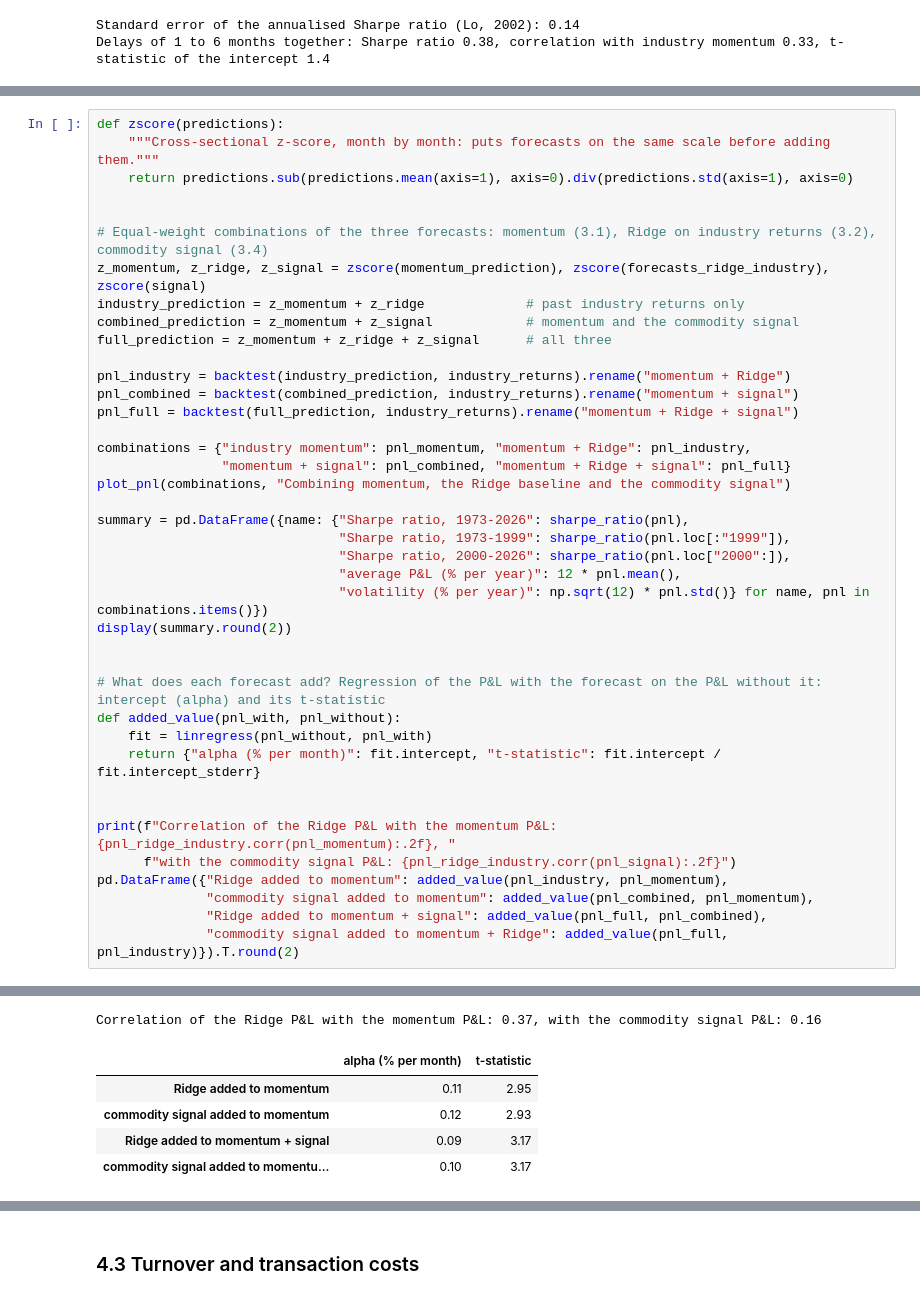
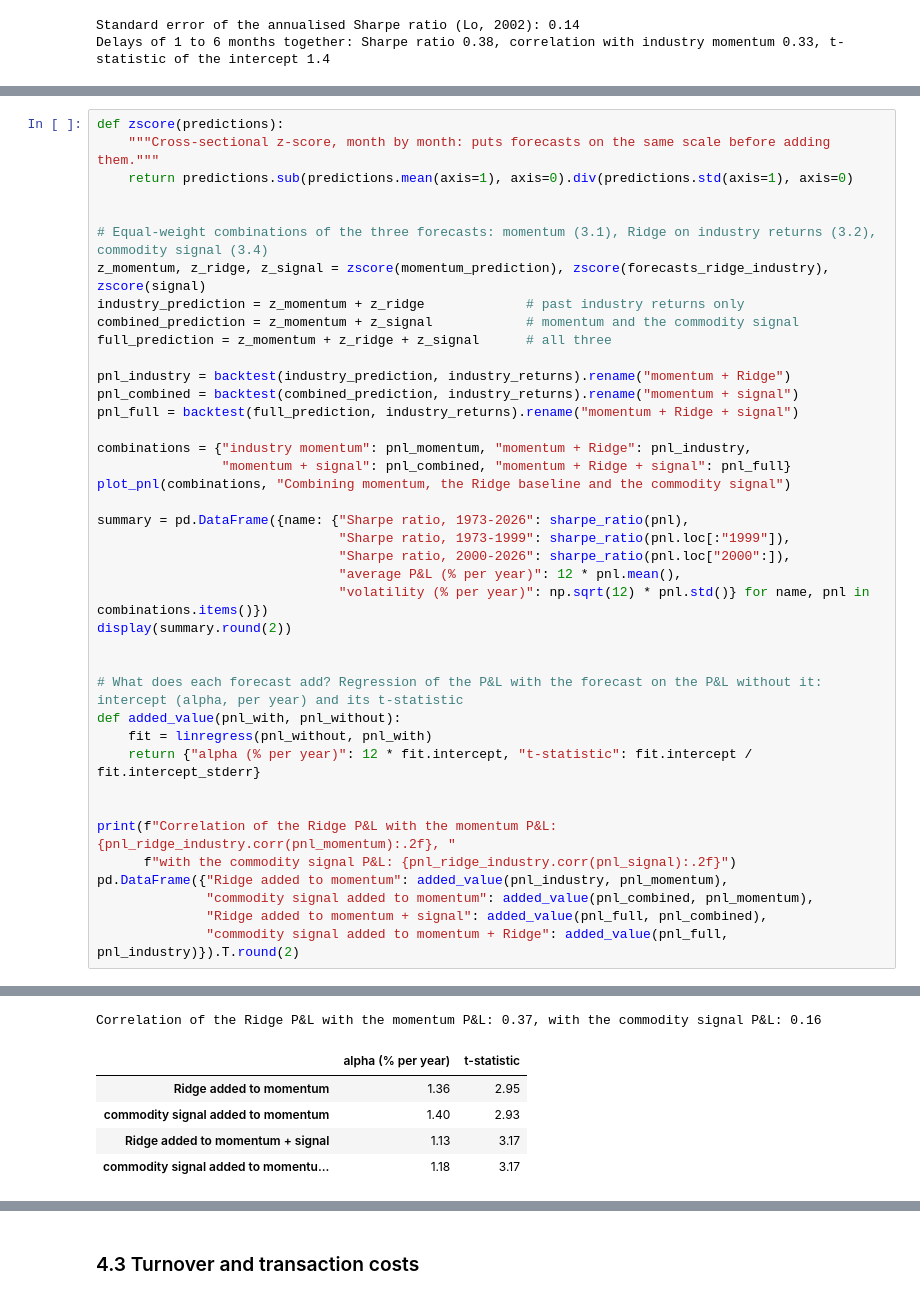
Before and after one commit to SelimLali/Machine_Learning_Trading, a Jupyter notebook: commodities_lead_industries.ipynb, the cells around one changed output, grey strips where cells are left out. Cells and saved outputs as stored; diff of their text form.

```diff
--- a/commodities_lead_industries.ipynb
+++ b/commodities_lead_industries.ipynb
@@ -759,38 +771,38 @@ combinations = {"industry momentum": pnl_momentum, "momentum + Ridge": pnl_indus
                 "momentum + signal": pnl_combined, "momentum + Ridge + signal": pnl_full}
 plot_pnl(combinations, "Combining momentum, the Ridge baseline and the commodity signal")
 
 summary = pd.DataFrame({name: {"Sharpe ratio, 1973-2026": sharpe_ratio(pnl),
                                "Sharpe ratio, 1973-1999": sharpe_ratio(pnl.loc[:"1999"]),
                                "Sharpe ratio, 2000-2026": sharpe_ratio(pnl.loc["2000":]),
                                "average P&L (% per year)": 12 * pnl.mean(),
                                "volatility (% per year)": np.sqrt(12) * pnl.std()} for name, pnl in combinations.items()})
 display(summary.round(2))
 
 
-# What does each forecast add? Regression of the P&L with the forecast on the P&L without it: intercept (alpha) and its t-statistic
+# What does each forecast add? Regression of the P&L with the forecast on the P&L without it: intercept (alpha, per year) and its t-statistic
 def added_value(pnl_with, pnl_without):
     fit = linregress(pnl_without, pnl_with)
-    return {"alpha (% per month)": fit.intercept, "t-statistic": fit.intercept / fit.intercept_stderr}
+    return {"alpha (% per year)": 12 * fit.intercept, "t-statistic": fit.intercept / fit.intercept_stderr}
 
 
 print(f"Correlation of the Ridge P&L with the momentum P&L: {pnl_ridge_industry.corr(pnl_momentum):.2f}, "
       f"with the commodity signal P&L: {pnl_ridge_industry.corr(pnl_signal):.2f}")
 pd.DataFrame({"Ridge added to momentum": added_value(pnl_industry, pnl_momentum),
               "commodity signal added to momentum": added_value(pnl_combined, pnl_momentum),
               "Ridge added to momentum + signal": added_value(pnl_full, pnl_combined),
               "commodity signal added to momentum + Ridge": added_value(pnl_full, pnl_industry)}).T.round(2)
 # %% [output]
 [figure]
 |  | industry momentum | momentum + Ridge | momentum + signal | momentum + Ridge + signal |
 | Sharpe ratio, 1973-2026 | 0.59 | 0.71 | 0.71 | 0.83 |
 | Sharpe ratio, 1973-1999 | 0.81 | 0.96 | 0.86 | 0.99 |
 | Sharpe ratio, 2000-2026 | 0.42 | 0.52 | 0.60 | 0.70 |
 | average P&L (% per year) | 4.73 | 5.03 | 4.63 | 5.37 |
 | volatility (% per year) | 8.08 | 7.09 | 6.51 | 6.49 |
 Correlation of the Ridge P&L with the momentum P&L: 0.37, with the commodity signal P&L: 0.16
-|  | alpha (% per month) | t-statistic |
-| Ridge added to momentum | 0.11 | 2.95 |
-| commodity signal added to momentum | 0.12 | 2.93 |
-| Ridge added to momentum + signal | 0.09 | 3.17 |
-| commodity signal added to momentu... | 0.10 | 3.17 |
+|  | alpha (% per year) | t-statistic |
+| Ridge added to momentum | 1.36 | 2.95 |
+| commodity signal added to momentum | 1.40 | 2.93 |
+| Ridge added to momentum + signal | 1.13 | 3.17 |
+| commodity signal added to momentu... | 1.18 | 3.17 |
 # %% [markdown]
```
Also changed, not shown: parts of 16 cells of this notebook.
